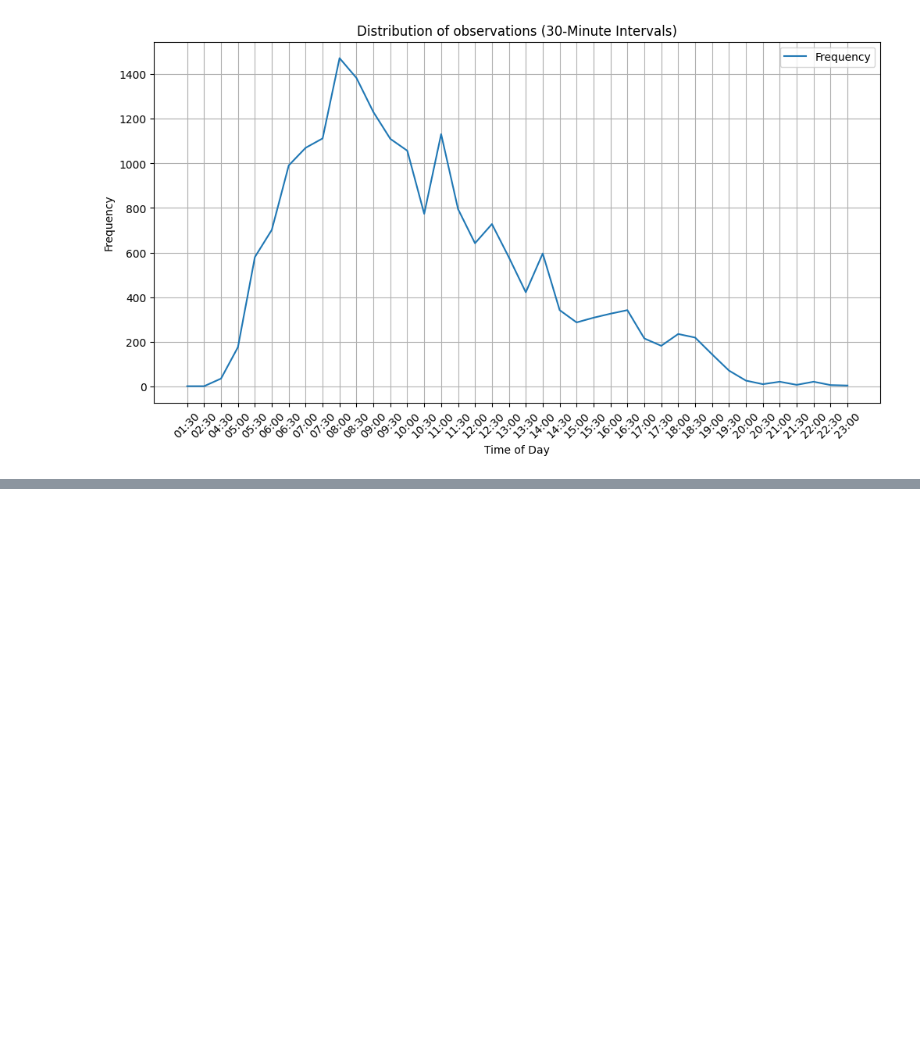
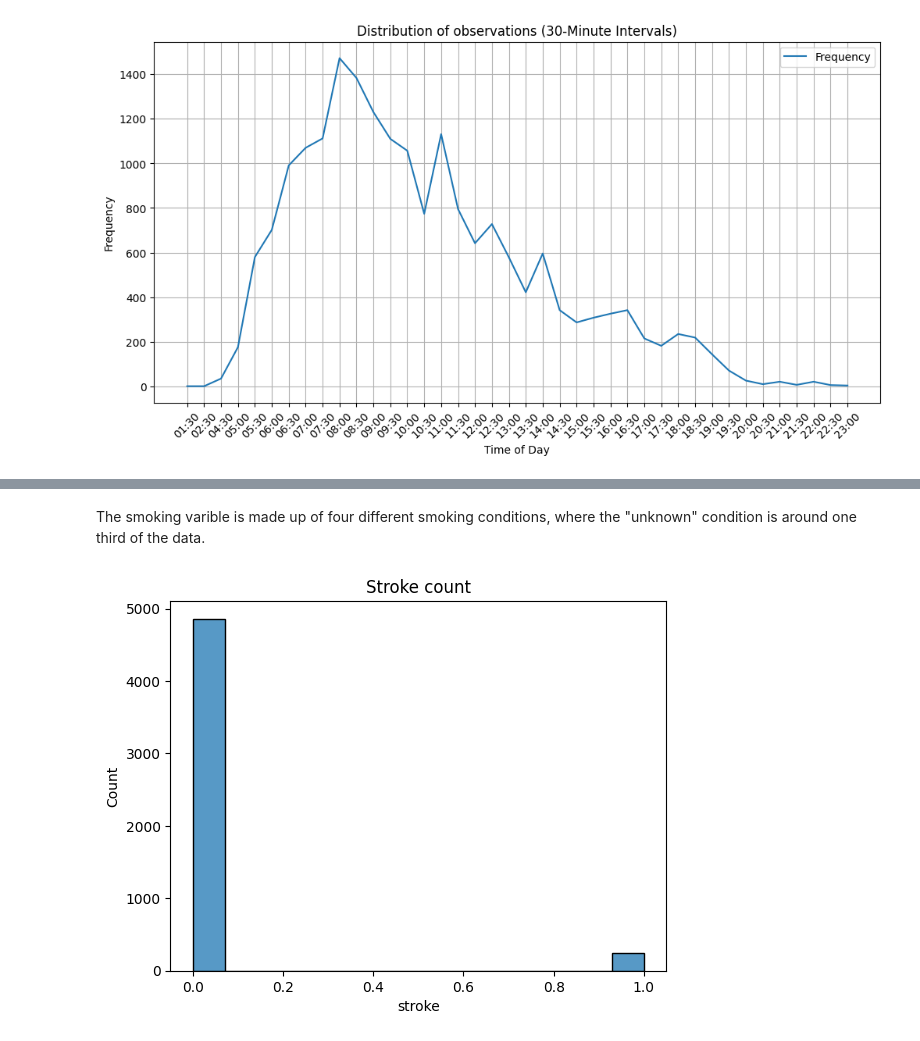
Before and after one commit to gaboun/su-mt4007, a Jupyter notebook: HW3/HW3.ipynb, the cells around one changed output, grey strips where cells are left out. Drawn from its saved outputs; the diff is of its cells as text; code cells hidden in the pictures; blank space fills up the shorter version.

```diff
--- a/HW3/HW3.ipynb
+++ b/HW3/HW3.ipynb
@@ -270,0 +329,8 @@ plt.show()
+# %% [markdown]
+The smoking varible is made up of four different smoking conditions, where the "unknown" condition is around one third of the data.
+# %%
+sns.histplot(df_3['stroke'])
+plt.title('Stroke count')
+plt.show()
+# %% [output]
+[figure, added]
```
Also changed, not shown: parts of 18 cells of this notebook.
